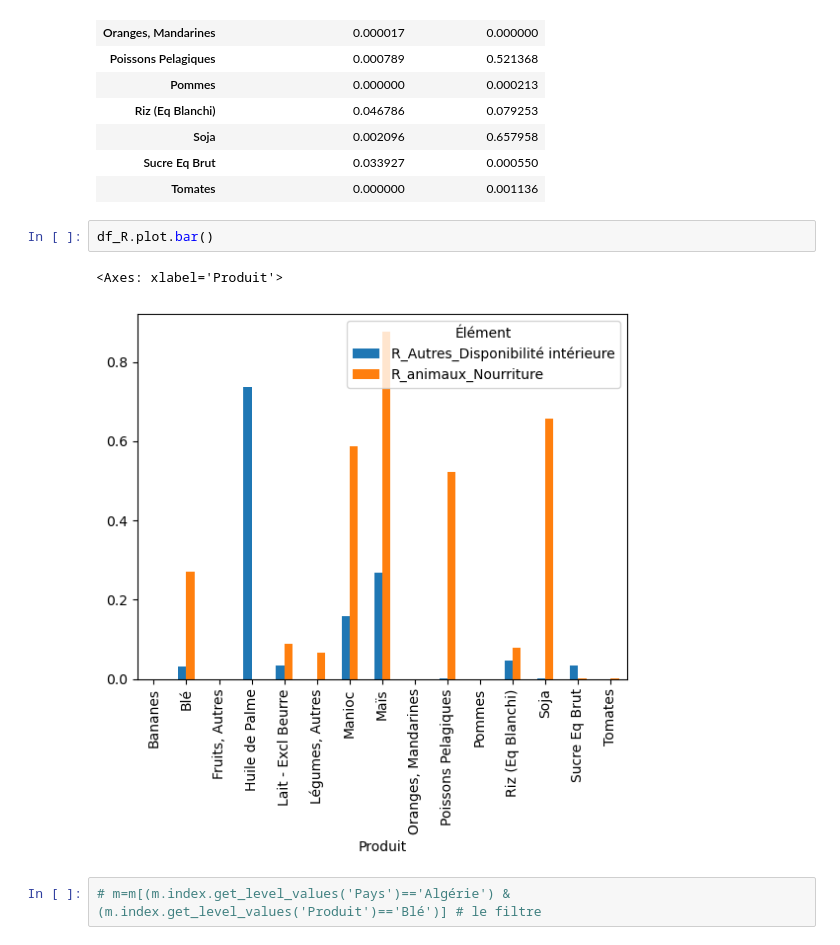
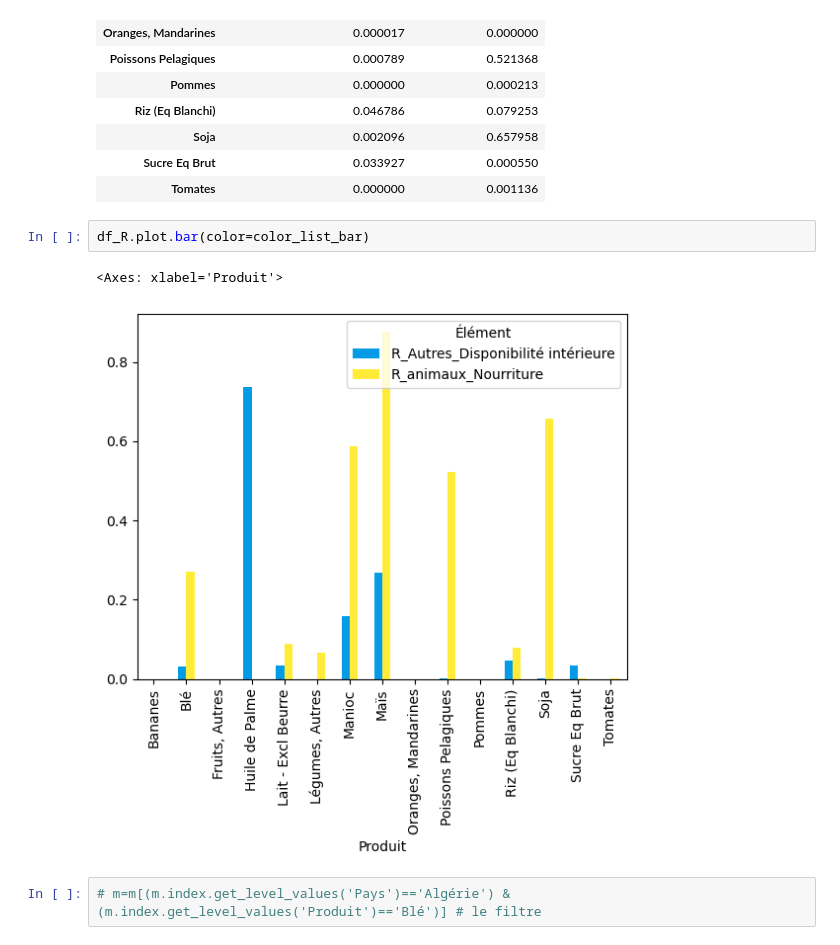
Before and after one commit to data-IA-2023/Groupe-3, a Jupyter notebook: briefs_final.ipynb, the cells around one changed output. Drawn from its saved outputs; the diff is of its cells as text.

```diff
--- a/briefs_final.ipynb
+++ b/briefs_final.ipynb
@@ -1544,10 +1544,10 @@ df_R
 | Sucre Eq Brut | 0.033927 | 0.000550 |
 | Tomates | 0.000000 | 0.001136 |
 # %%
-df_R.plot.bar()
+df_R.plot.bar(color=color_list_bar)
 # %% [output]
 <Axes: xlabel='Produit'>
-[figure, old version]
+[figure, new version]
 # %%
 # m=m[(m.index.get_level_values('Pays')=='Algérie') & (m.index.get_level_values('Produit')=='Blé')] # le filtre
 # %% [markdown]
```
